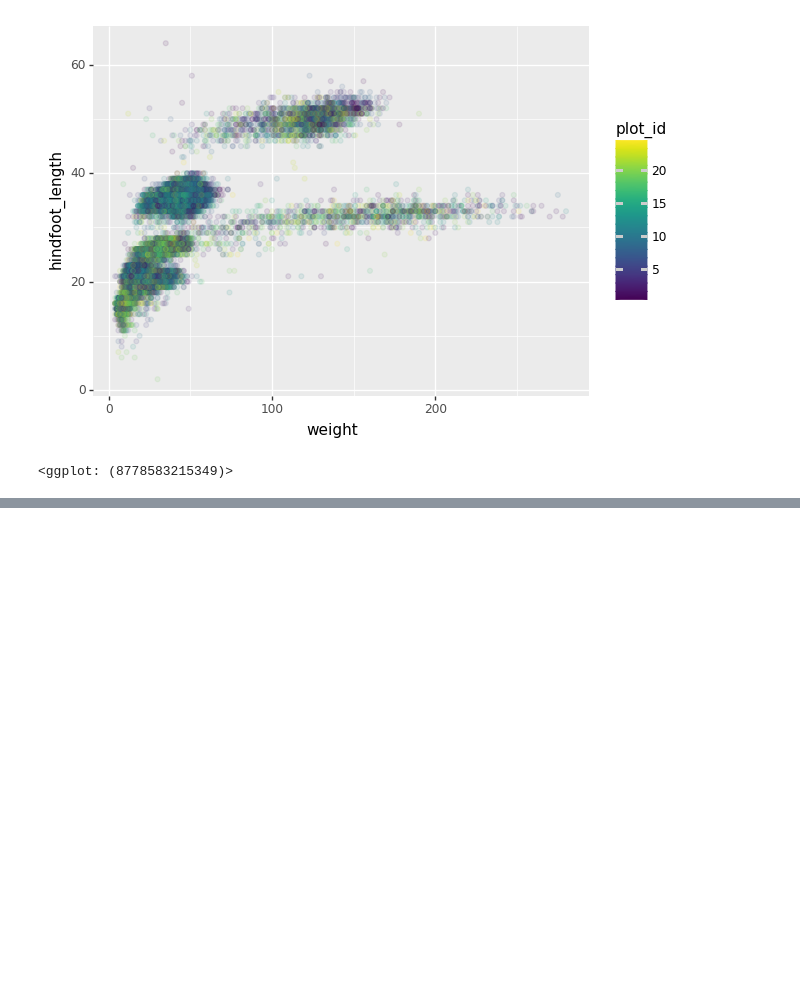
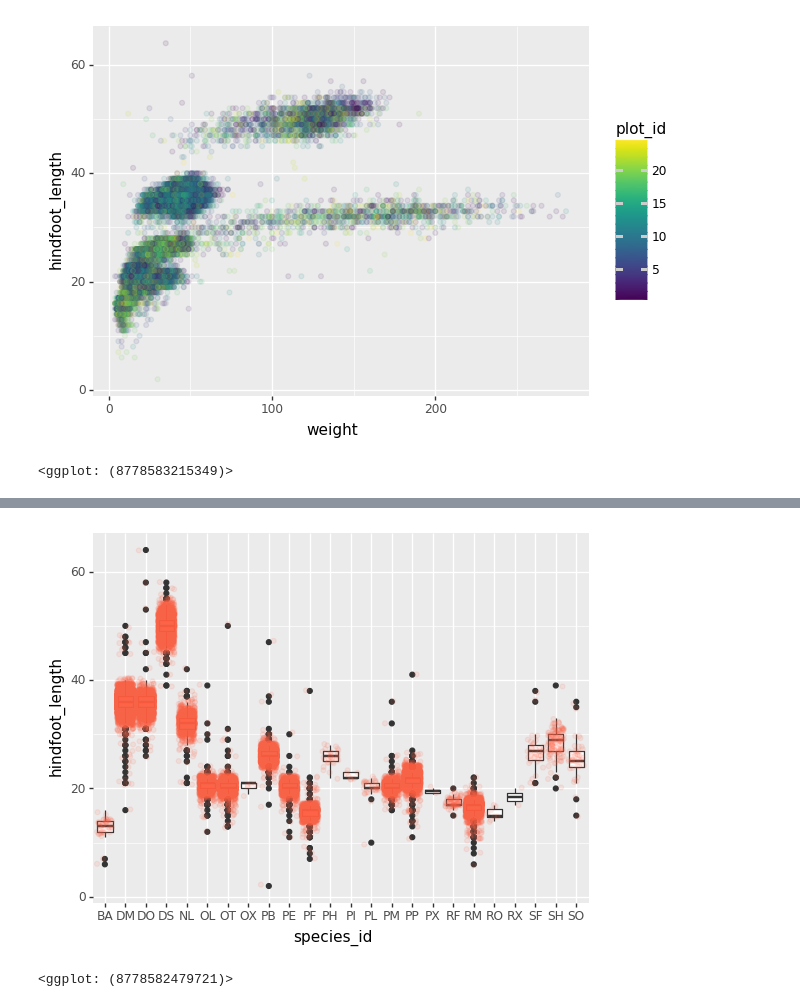
Before and after one commit to maglet/2020-fall-python-plotting, a Jupyter notebook: python-plotting.ipynb, the cells around one changed output, grey strips where cells are left out. Cells and saved outputs as stored; diff of their text form; code cells hidden in the pictures; blank space fills up the shorter version.

```diff
--- a/python-plotting.ipynb
+++ b/python-plotting.ipynb
@@ -86,0 +111,10 @@ p9.geom_point(alpha = 0.1))
+# %%
+(p9.ggplot(surveys_complete,
+            p9.aes(x = 'species_id',
+                   y = 'hindfoot_length')) +
+ p9.geom_boxplot() +
+p9.geom_jitter(alpha = 0.1,
+                     color = "tomato"))
+# %% [output]
+[figure, added]
+<ggplot: (8778582479721)>
```
Also changed, not shown: parts of 30 cells of this notebook, 16 other files.
